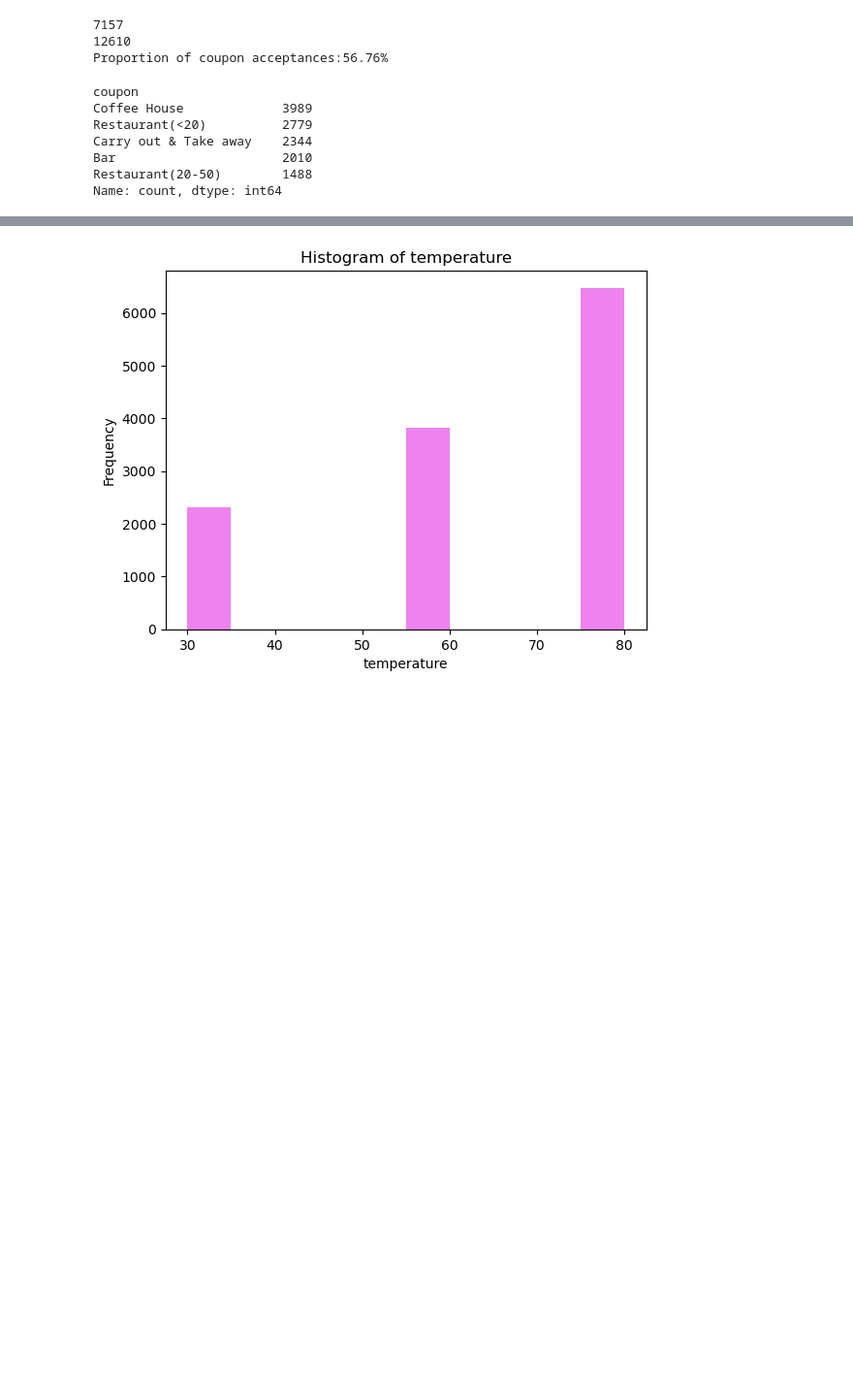
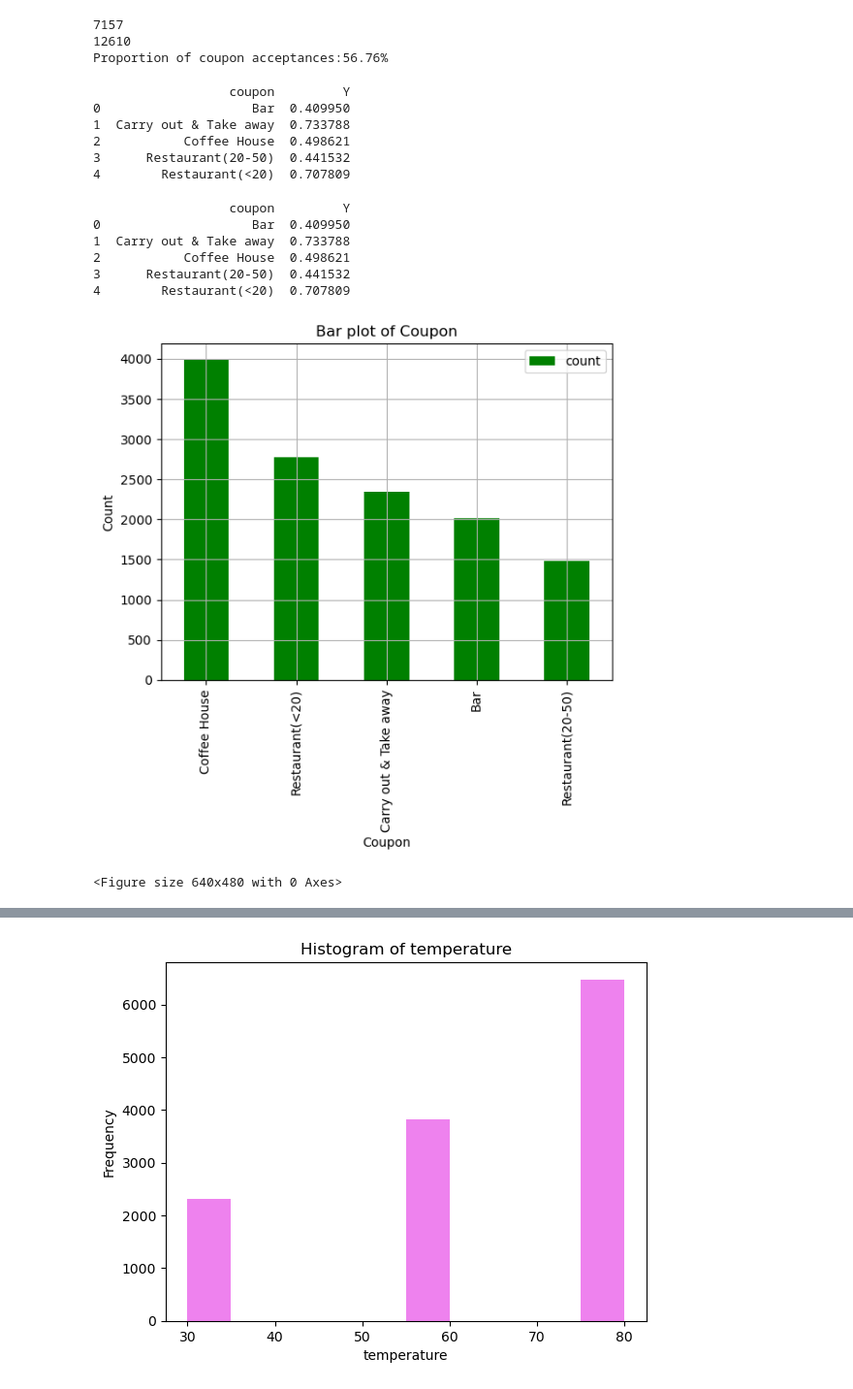
Before and after one commit to bprabhakaran2/Coupon-Data-, a Jupyter notebook: Module 5 Coupon Data analysis/vehicle_coupon_analysis.ipynb, the cells around one changed output, grey strips where cells are left out. Shown at 97% size. Saved outputs shown, nothing was run; the diff lists cells and outputs as text; code cells hidden in the pictures; blank space fills up the shorter version.

```diff
--- a/Module 5 Coupon Data analysis/vehicle_coupon_analysis.ipynb
+++ b/Module 5 Coupon Data analysis/vehicle_coupon_analysis.ipynb
@@ -275,14 +275,34 @@ print(f"Proportion of coupon acceptances:{proportion_accepted*100:.2f}%")
 12610
 Proportion of coupon acceptances:56.76%
 # %%
-df_coupon = df_vehicle_coupon['coupon'].value_counts()
+df_coupon_cnt = df_vehicle_coupon['coupon'].value_counts().reset_index()
 print(df_coupon)
 # %% [output]
-coupon
-Coffee House             3989
-Restaurant(<20)          2779
-Carry out & Take away    2344
-Bar                      2010
-Restaurant(20-50)        1488
-Name: count, dtype: int64
+                  coupon         Y
+0                    Bar  0.409950
+1  Carry out & Take away  0.733788
+2           Coffee House  0.498621
+3      Restaurant(20-50)  0.441532
+4        Restaurant(<20)  0.707809
+# %%
+df_coupon_mn = df_vehicle_coupon.groupby('coupon', observed=False)[['Y']].mean().reset_index()
+print(df_coupon)
+# %% [output]
+                  coupon         Y
+0                    Bar  0.409950
+1  Carry out & Take away  0.733788
+2           Coffee House  0.498621
+3      Restaurant(20-50)  0.441532
+4        Restaurant(<20)  0.707809
+# %%
+df_coupon_cnt.plot(kind='bar',x='coupon',y='count',color='green')
+plt.xlabel('Coupon')
+plt.ylabel('Count')
+plt.grid(True)
+plt.title("Bar plot of " + 'Coupon')
+plt.show()
+plt.savefig('Coupon Bar Plot')
+# %% [output]
+[figure, added]
+<Figure size 640x480 with 0 Axes>
 # %%
```
Also changed, not shown: parts of 16 cells of this notebook.
